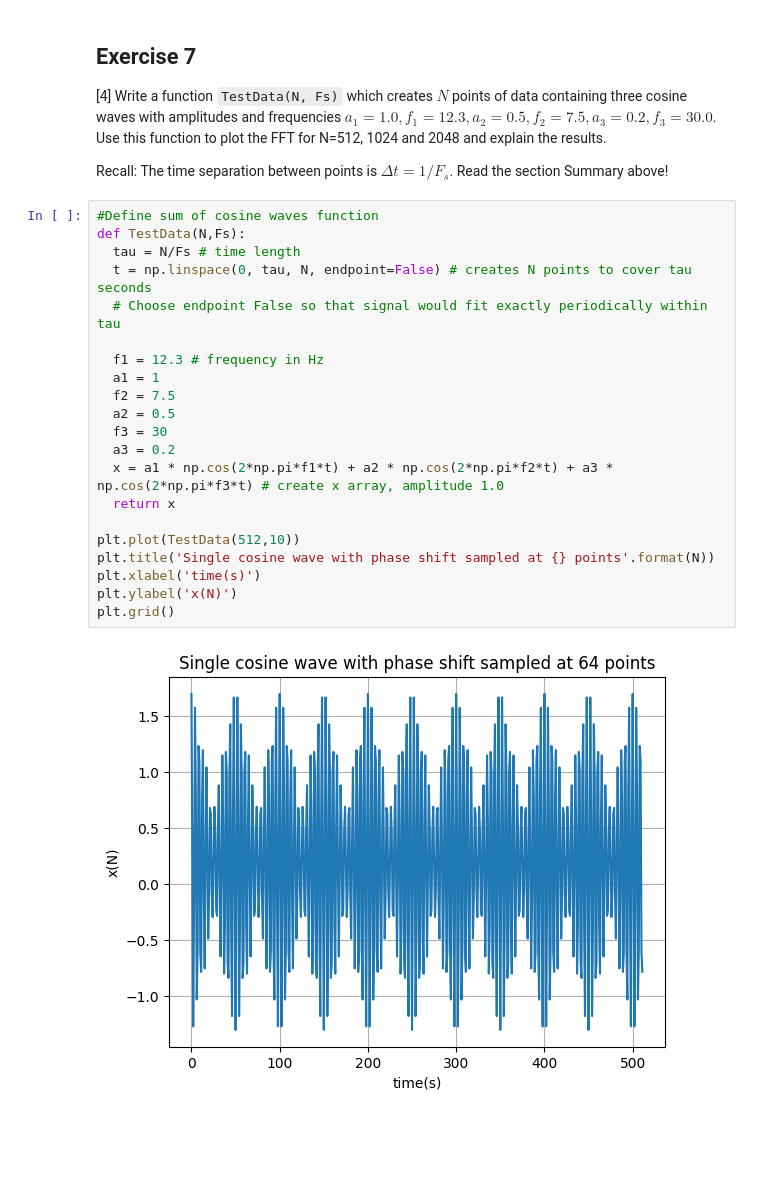
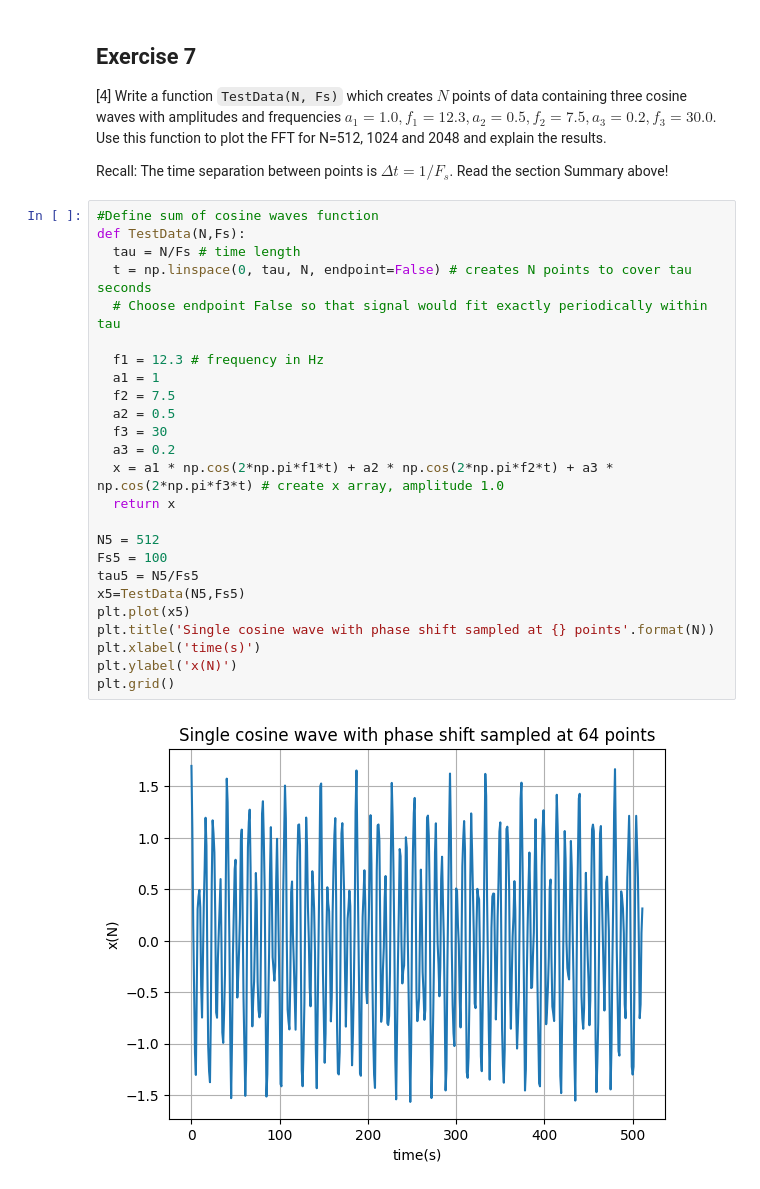
Before and after one commit to PX2145-2025/week-10-b-Morley-James, a Jupyter notebook: FFT.ipynb, the cells around one changed output. Saved outputs shown, nothing was run; the diff lists cells and outputs as text; blank space fills up the shorter version.

```diff
--- a/FFT.ipynb
+++ b/FFT.ipynb
@@ -545,23 +545,27 @@ plt.show()
 # %%
 #Define sum of cosine waves function
 def TestData(N,Fs):
   tau = N/Fs # time length
   t = np.linspace(0, tau, N, endpoint=False) # creates N points to cover tau seconds
   # Choose endpoint False so that signal would fit exactly periodically within tau
 
   f1 = 12.3 # frequency in Hz
   a1 = 1
   f2 = 7.5
   a2 = 0.5
   f3 = 30
   a3 = 0.2
   x = a1 * np.cos(2*np.pi*f1*t) + a2 * np.cos(2*np.pi*f2*t) + a3 * np.cos(2*np.pi*f3*t) # create x array, amplitude 1.0
   return x
 
-plt.plot(TestData(512,10))
+N5 = 512
+Fs5 = 100
+tau5 = N5/Fs5
+x5=TestData(N5,Fs5)
+plt.plot(x5)
 plt.title('Single cosine wave with phase shift sampled at {} points'.format(N))
 plt.xlabel('time(s)')
 plt.ylabel('x(N)')
 plt.grid()
 # %% [output]
-[figure, old version]
+[figure, new version]
```
Also changed, not shown: parts of 1 cell of this notebook.
